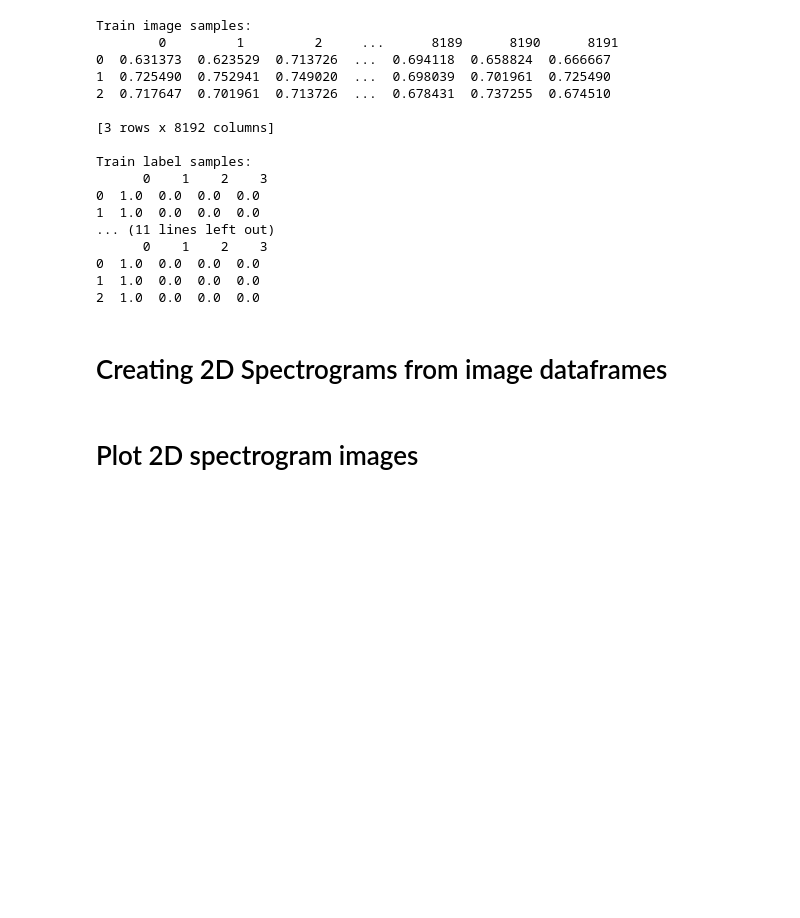
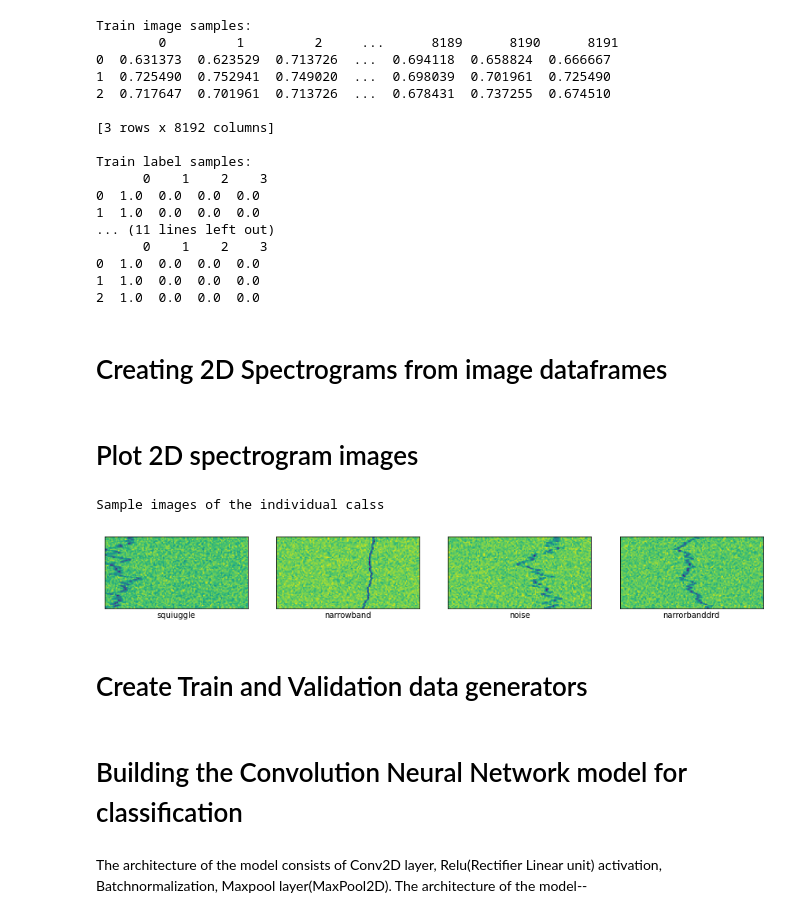
Before and after one commit to sayan0506/CNN-Based-Case-Studies-Using-Keras, a Jupyter notebook: Untitled1.ipynb, the cells around one changed output. Saved outputs shown, nothing was run; the diff lists cells and outputs as text; code cells hidden in the pictures; blank space fills up the shorter version.

```diff
--- a/Untitled1.ipynb
+++ b/Untitled1.ipynb
@@ -58,11 +59,35 @@ Train label samples:
 # %% [markdown]
 # Creating 2D Spectrograms from image dataframes
 # %%
-x_train = train_image.values.reshape(3200, 64, 128)
-y_train = validation_image.values.reshape(800, 64, 128)
+x_train = train_image.values.reshape(3200, 64, 128,1)
+x_test = validation_image.values.reshape(800, 64, 128,1)
+y_train = train_label.values
+y_test = validation_label.values
 # %% [markdown]
 # Plot 2D spectrogram images
-# %%
-classifiers = ['squiuggle', 'narrowband', 'noise', 'narrorbanddrd']
-for i in range(x_train.shape[0]):
-  image = x_train[np]
+# %%
+# classifers list
+classifiers = ['squiuggle', 'narrowband', 'noise', 'narrorbanddrd']
+
+# gets the 1st index of each type of class
+def get_class_indices(class_id):
+  return [i for i in range(y_train.shape[0]) if np.argmax(y_train[i])==class_id][0]
+
+# collects the indices of 4 different kind of radio signals
+indices = [get_class_indices(index) for index in range(len(classifiers))]
+print('Sample images of the individual calss')
+plt.figure(figsize=(15,15))
+for i,index in enumerate(indices):
+  plt.subplot(1,4,i+1)
+  image = np.squeeze(x_train[i])
+  plt.imshow(image)
+  plt.xticks([])
+  plt.yticks([])
+  plt.xlabel(classifiers[i])
+
+plt.show()
+# %% [output]
+Sample images of the individual calss
+[figure, added]
+# %% [markdown]
+# Create Train and Validation data generators
@@ -68,0 +104,4 @@ for i in range(x_train.shape[0]):
+# %% [markdown]
+# Building the Convolution Neural Network model for classification
+# %% [markdown]
+The architecture of the model consists of Conv2D layer, Relu(Rectifier Linear unit) activation, Batchnormalization, Maxpool layer(MaxPool2D). The architecture of the model--
```
Also changed, not shown: parts of 2 cells of this notebook.
